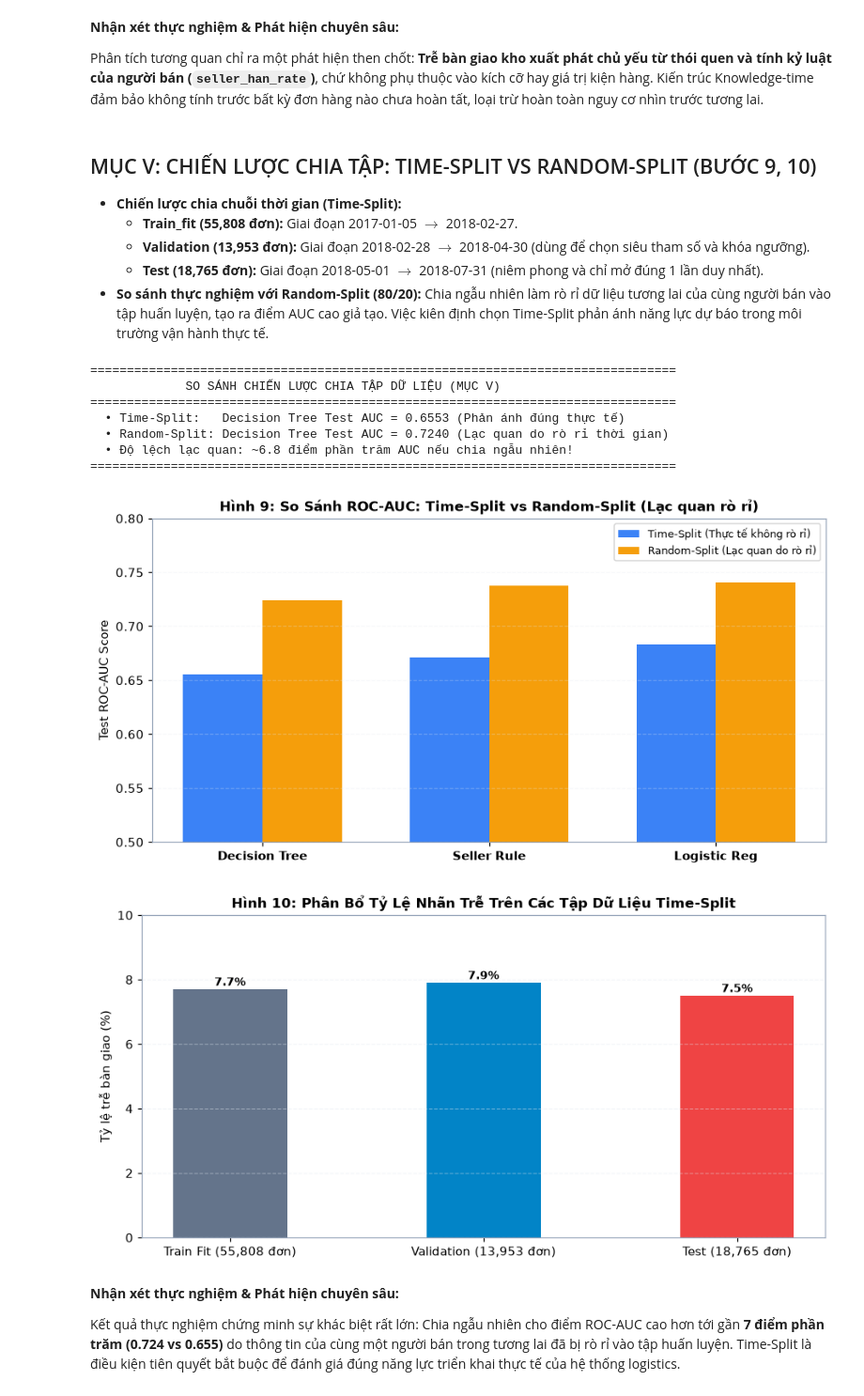
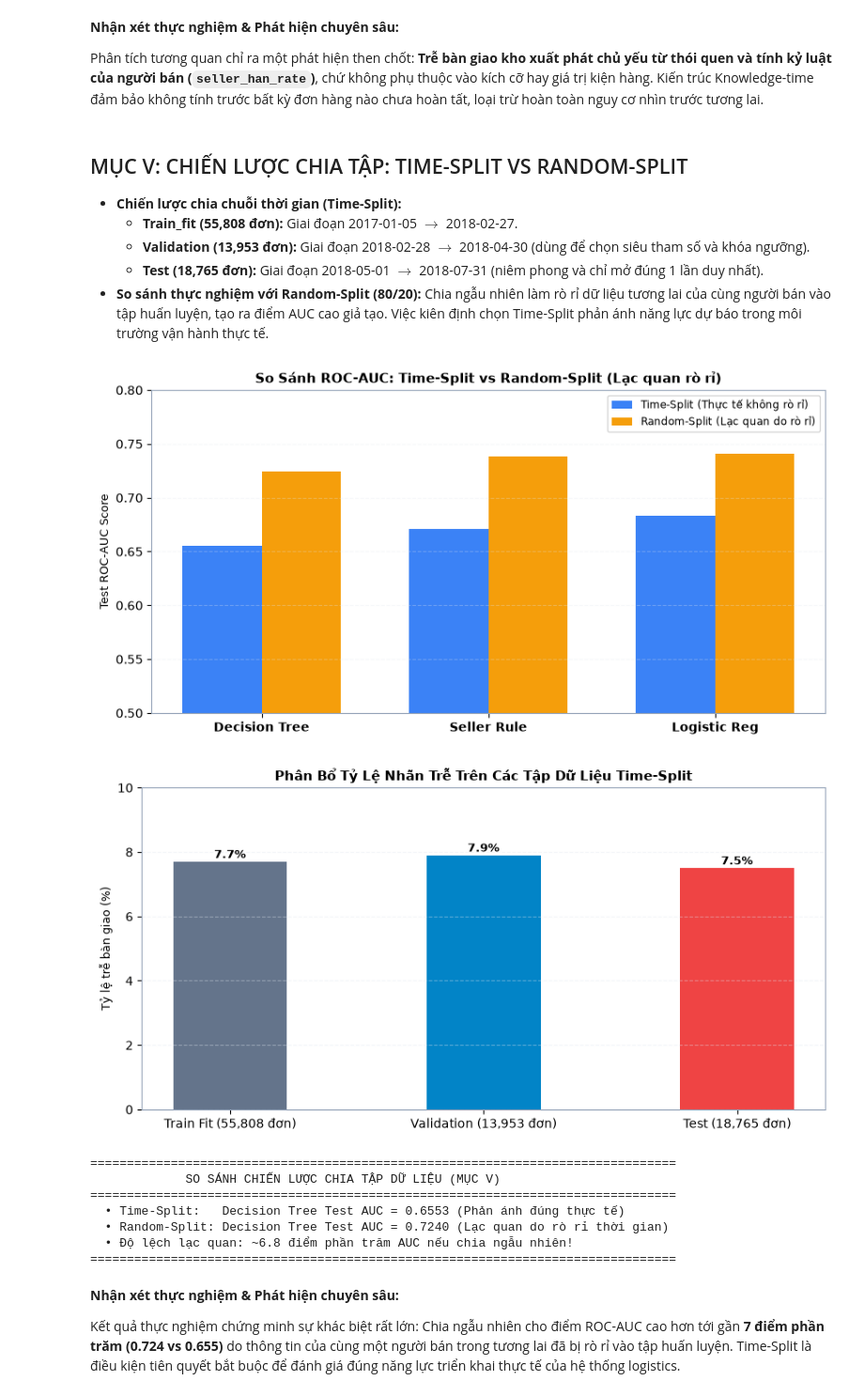
Before and after one commit to ntdat2036/E_logistics, a Jupyter notebook: notebook.ipynb, the cells around one changed output. Shown at 94% size. Drawn from its saved outputs; the diff is of its cells as text; code cells hidden in the pictures.

```diff
--- a/notebook.ipynb
+++ b/notebook.ipynb
@@ -111,7 +110,7 @@ ax1.annotate("", xy=(7.8, 2.8), xytext=(8.4, 3.8), arrowprops=dict(arr_kw, color
 ax1.annotate("", xy=(7.9, 2.5), xytext=(8.4, 2.5), arrowprops=dict(arr_kw, color='#f59e0b'))
 ax1.annotate("", xy=(7.8, 2.2), xytext=(8.4, 1.2), arrowprops=dict(arr_kw, color='#10b981'))
 
-fig1.suptitle('Hình 1: Sơ Đồ Kiến Trúc Luồng Ra Quyết Định Tự Động Hóa Kho E-Logistics', fontsize=12, fontweight='bold')
+fig1.suptitle('Sơ Đồ Kiến Trúc Luồng Ra Quyết Định Tự Động Hóa Kho E-Logistics', fontsize=12, fontweight='bold')
 plt.tight_layout()
 plt.show()
 
@@ -123,7 +122,7 @@ pcts = [counts[0]/sum(counts)*100, counts[1]/sum(counts)*100]
 
 bars = ax2.bar(classes, counts, color=[C_ONTIME, C_LATE], width=0.45)
 ax2.set_ylabel('Số lượng đơn hàng', fontsize=9.5)
-ax2.set_title('Hình 2: Phân Phối Mất Cân Bằng Nhãn Trên Toàn Bộ Cohort (88,526 đơn)', fontsize=10.5, fontweight='bold')
+ax2.set_title('Phân Phối Mất Cân Bằng Nhãn Trên Toàn Bộ Cohort (88,526 đơn)', fontsize=10.5, fontweight='bold')
 ax2.grid(axis='y', alpha=0.4)
 
 for bar, pct in zip(bars, pcts):
@@ -283,7 +282,7 @@ ax2.set_ylabel('Tần suất mẫu', fontsize=9.5)
 ax2.legend(['Ngưỡng lượng tử hóa (Bins)', 'Mật độ mẫu'], fontsize=8.5)
 ax2.grid(True, alpha=0.3)
 
-fig5.suptitle('Hình 5: Chiến Lược Co Giãn Thang Đo: Z-Score (Linear) vs Quantile Bins (Tree)', fontsize=12, fontweight='bold')
+fig5.suptitle('Chiến Lược Co Giãn Thang Đo: Z-Score (Linear) vs Quantile Bins (Tree)', fontsize=12, fontweight='bold')
 plt.tight_layout()
 plt.show()
 
@@ -300,7 +299,7 @@ bars_l = ax6.bar(x + w/2, late_by_state, width=w, label='Tỷ lệ trễ bàn gi
 ax6.set_xticks(x)
 ax6.set_xticklabels(states, fontweight='bold')
 ax6.set_ylabel('Tỷ lệ phần trăm (%)', fontsize=9.5)
-ax6.set_title('Hình 6: Phân Bổ Người Bán & Tỷ Lệ Trễ Theo Bang (Thủ phủ SP là trung tâm logistics)', fontsize=11, fontweight='bold')
+ax6.set_title('Phân Bổ Người Bán & Tỷ Lệ Trễ Theo Bang (Thủ phủ SP là trung tâm logistics)', fontsize=11, fontweight='bold')
 ax6.legend(fontsize=8.5)
 ax6.grid(axis='y', alpha=0.4)
 
@@ -371,7 +370,7 @@ ax1.text(3.5, 2.0, 'Tính lịch sử người bán\n(seller_han_rate với smoo
 ax1.annotate('', xy=(7.8, 2.5), xytext=(5.2, 2.5), arrowprops=dict(arrowstyle="->", lw=1.5, color='#ef4444', linestyle=':'))
 ax1.text(6.5, 2.0, 'CẤM RÒ RỈ THÔNG TIN\n(Chưa biết kết quả bàn giao)', ha='center', fontsize=8.5, color='#b91c1c')
 
-fig7.suptitle('Hình 7: Kiến Trúc Ranh Giới Tri Thức Bảo Vệ Tuyệt Đối Chống Rò Rỉ Thời Gian', fontsize=12, fontweight='bold')
+fig7.suptitle('Kiến Trúc Ranh Giới Tri Thức Bảo Vệ Tuyệt Đối Chống Rò Rỉ Thời Gian', fontsize=12, fontweight='bold')
 plt.tight_layout()
 plt.show()
 
@@ -385,7 +384,7 @@ colors = [C_LATE if c > 0.1 else (C_ONTIME if c > 0 else C_BASE) for c in corrs]
 bars = ax2.barh(feat_names, corrs, color=colors, height=0.6)
 ax2.axvline(0, color=C_BASE, lw=0.8)
 ax2.set_xlabel('Hệ số tương quan tuyến tính Pearson (r) với nhãn trễ bàn giao', fontsize=9.5)
-ax2.set_title('Hình 8: Mức Độ Tương Quan Đặc Trưng Với Nhãn Trễ Bàn Giao (late_handover)', fontsize=11, fontweight='bold')
+ax2.set_title('Mức Độ Tương Quan Đặc Trưng Với Nhãn Trễ Bàn Giao (late_handover)', fontsize=11, fontweight='bold')
 ax2.grid(axis='x', alpha=0.3)
 
 for bar in bars:
@@ -418,7 +417,7 @@ print("=" * 80)
 
 Phân tích tương quan chỉ ra một phát hiện then chốt: **Trễ bàn giao kho xuất phát chủ yếu từ thói quen và tính kỷ luật của người bán (`seller_han_rate`)**, chứ không phụ thuộc vào kích cỡ hay giá trị kiện hàng. Kiến trúc Knowledge-time đảm bảo không tính trước bất kỳ đơn hàng nào chưa hoàn tất, loại trừ hoàn toàn nguy cơ nhìn trước tương lai.
 # %% [markdown]
-## MỤC V: CHIẾN LƯỢC CHIA TẬP: TIME-SPLIT VS RANDOM-SPLIT (BƯỚC 9, 10)
+## MỤC V: CHIẾN LƯỢC CHIA TẬP: TIME-SPLIT VS RANDOM-SPLIT
 
 - **Chiến lược chia chuỗi thời gian (Time-Split):**
   - **Train_fit (55,808 đơn):** Giai đoạn 2017-01-05 $\to$ 2018-02-27.
@@ -442,45 +441,45 @@ ax1.set_ylabel('Test ROC-AUC Score', fontsize=9.5)
 ax1.set_ylim(0.5, 0.8)
 ax1.set_xticks(x)
 ax1.set_xticklabels(models, fontweight='bold')
-ax1.set_title('Hình 9: So Sánh ROC-AUC: Time-Split vs Random-Split (Lạc quan rò rỉ)', fontsize=11, fontweight='bold')
+ax1.set_title('So Sánh ROC-AUC: Time-Split vs Random-Split (Lạc quan rò rỉ)', fontsize=11, fontweight='bold')
 ax1.legend(fontsize=8.5)
 ax1.grid(axis='y', alpha=0.3)
 plt.tight_layout()
 plt.show()
 
 # Hình 10: Tỷ lệ nhãn trên 3 tập dữ liệu Time-Split
 fig10, ax2 = plt.subplots(figsize=(8.5, 4.4))
 split_names = ['Train Fit (55,808 đơn)', 'Validation (13,953 đơn)', 'Test (18,765 đơn)']
 rates = [7.7, 7.9, 7.5]
 bars2 = ax2.bar(split_names, rates, color=[C_BASE, '#0284c7', C_LATE], width=0.45)
 ax2.set_ylabel('Tỷ lệ trễ bàn giao (%)', fontsize=9.5)
 ax2.set_ylim(0, 10)
-ax2.set_title('Hình 10: Phân Bổ Tỷ Lệ Nhãn Trễ Trên Các Tập Dữ Liệu Time-Split', fontsize=11, fontweight='bold')
+ax2.set_title('Phân Bổ Tỷ Lệ Nhãn Trễ Trên Các Tập Dữ Liệu Time-Split', fontsize=11, fontweight='bold')
 ax2.grid(axis='y', alpha=0.4)
 for bar in bars2:
     h = bar.get_height()
     ax2.annotate(f'{h:.1f}%', xy=(bar.get_x() + bar.get_width()/2, h),
                  xytext=(0, 3), textcoords="offset points", ha='center', fontsize=9, fontweight='bold')
 plt.tight_layout()
 plt.show()
 
 print("=" * 80)
 print("             SO SÁNH CHIẾN LƯỢC CHIA TẬP DỮ LIỆU (MỤC V)")
 print("=" * 80)
 print("  • Time-Split:   Decision Tree Test AUC = 0.6553 (Phản ánh đúng thực tế)")
 print("  • Random-Split: Decision Tree Test AUC = 0.7240 (Lạc quan do rò rỉ thời gian)")
 print("  • Độ lệch lạc quan: ~6.8 điểm phần trăm AUC nếu chia ngẫu nhiên!")
 print("=" * 80)
 # %% [output]
-================================================================================
-             SO SÁNH CHIẾN LƯỢC CHIA TẬP DỮ LIỆU (MỤC V)
-================================================================================
-  • Time-Split:   Decision Tree Test AUC = 0.6553 (Phản ánh đúng thực tế)
-  • Random-Split: Decision Tree Test AUC = 0.7240 (Lạc quan do rò rỉ thời gian)
-  • Độ lệch lạc quan: ~6.8 điểm phần trăm AUC nếu chia ngẫu nhiên!
-================================================================================
-[figure, old version]
+[figure, new version]
-[figure, old version]
+[figure, new version]
+================================================================================
+             SO SÁNH CHIẾN LƯỢC CHIA TẬP DỮ LIỆU (MỤC V)
+================================================================================
+  • Time-Split:   Decision Tree Test AUC = 0.6553 (Phản ánh đúng thực tế)
+  • Random-Split: Decision Tree Test AUC = 0.7240 (Lạc quan do rò rỉ thời gian)
+  • Độ lệch lạc quan: ~6.8 điểm phần trăm AUC nếu chia ngẫu nhiên!
+================================================================================
 # %% [markdown]
 **Nhận xét thực nghiệm & Phát hiện chuyên sâu:**
 
```
Also changed, not shown: parts of 29 cells of this notebook, 1 other file.
